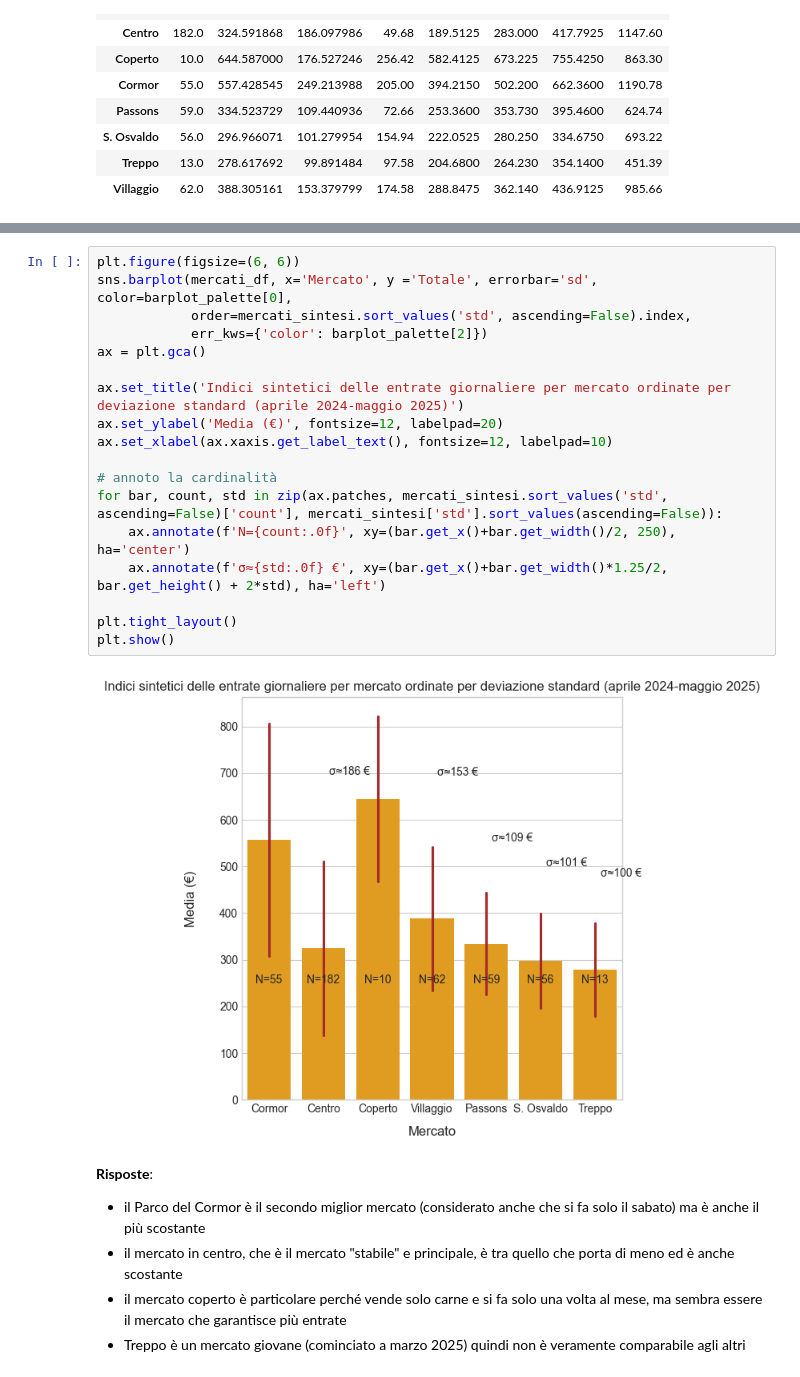
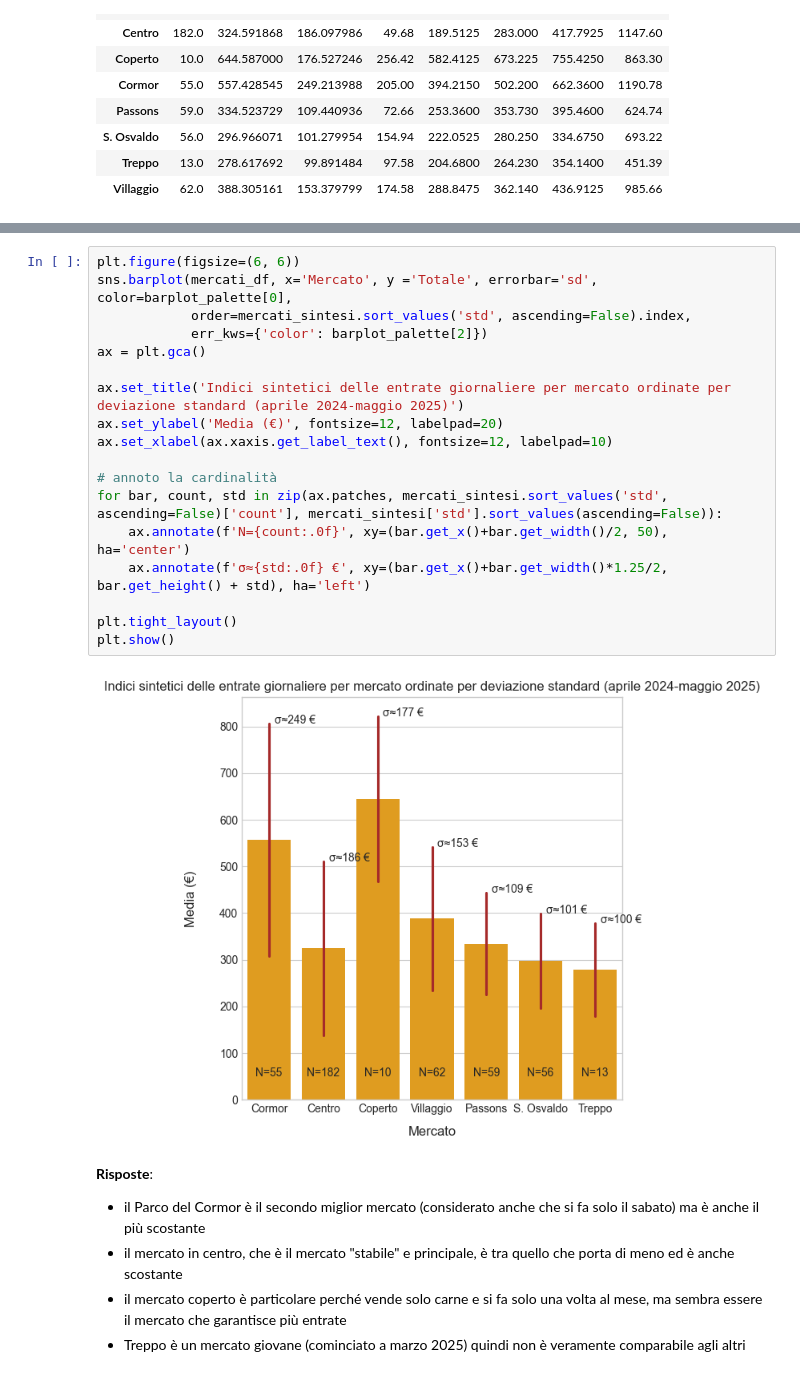
Before and after one commit to panda-with-issues/Fond-Scienze-dei-Dati-progetto, a Jupyter notebook: analisi_corrispettivi_la_di_cjastelan.ipynb, the cells around one changed output, grey strips where cells are left out. Drawn from its saved outputs; the diff is of its cells as text.

```diff
--- a/analisi_corrispettivi_la_di_cjastelan.ipynb
+++ b/analisi_corrispettivi_la_di_cjastelan.ipynb
@@ -1694,23 +1705,23 @@ mercati_sintesi = mercati_df.groupby('Mercato')['Totale'].describe()
 # %%
 plt.figure(figsize=(6, 6))
 sns.barplot(mercati_df, x='Mercato', y ='Totale', errorbar='sd', color=barplot_palette[0],
             order=mercati_sintesi.sort_values('std', ascending=False).index,
             err_kws={'color': barplot_palette[2]})
 ax = plt.gca()
 
 ax.set_title('Indici sintetici delle entrate giornaliere per mercato ordinate per deviazione standard (aprile 2024-maggio 2025)')
 ax.set_ylabel('Media (€)', fontsize=12, labelpad=20)
 ax.set_xlabel(ax.xaxis.get_label_text(), fontsize=12, labelpad=10)
 
 # annoto la cardinalità
 for bar, count, std in zip(ax.patches, mercati_sintesi.sort_values('std', ascending=False)['count'], mercati_sintesi['std'].sort_values(ascending=False)):
-    ax.annotate(f'N={count:.0f}', xy=(bar.get_x()+bar.get_width()/2, 250), ha='center')
-    ax.annotate(f'σ≈{std:.0f} €', xy=(bar.get_x()+bar.get_width()*1.25/2, bar.get_height() + 2*std), ha='left')
+    ax.annotate(f'N={count:.0f}', xy=(bar.get_x()+bar.get_width()/2, 50), ha='center')
+    ax.annotate(f'σ≈{std:.0f} €', xy=(bar.get_x()+bar.get_width()*1.25/2, bar.get_height() + std), ha='left')
 
 plt.tight_layout()
 plt.show()
 # %% [output]
-[figure, old version]
+[figure, new version]
 # %% [markdown]
 **Risposte**:
 - il Parco del Cormor è il secondo miglior mercato (considerato anche che si fa solo il sabato) ma è anche il più scostante
```
Also changed, not shown: parts of 4 cells of this notebook.
